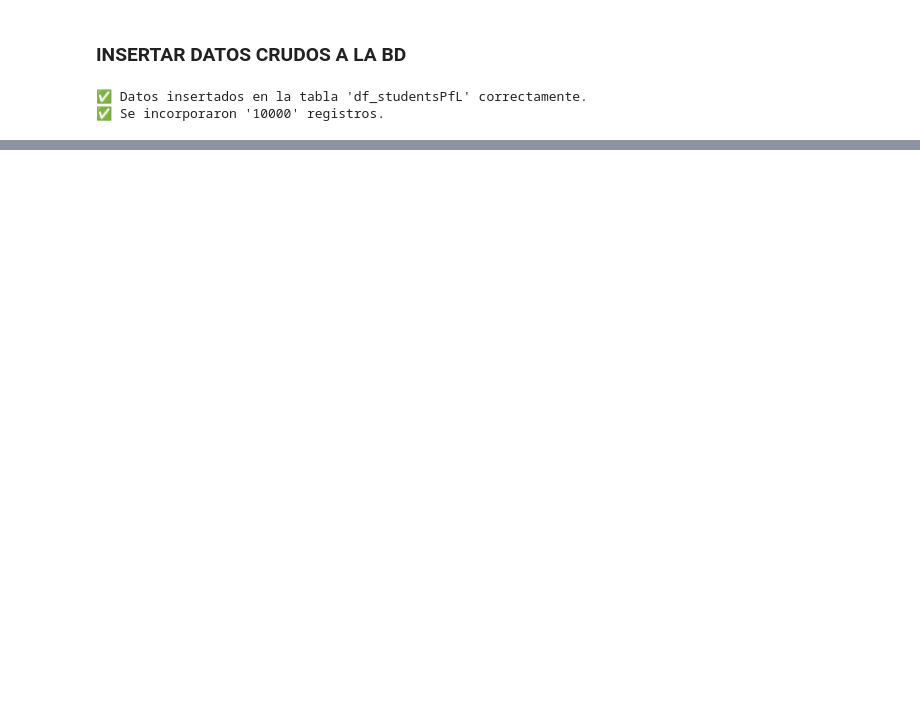
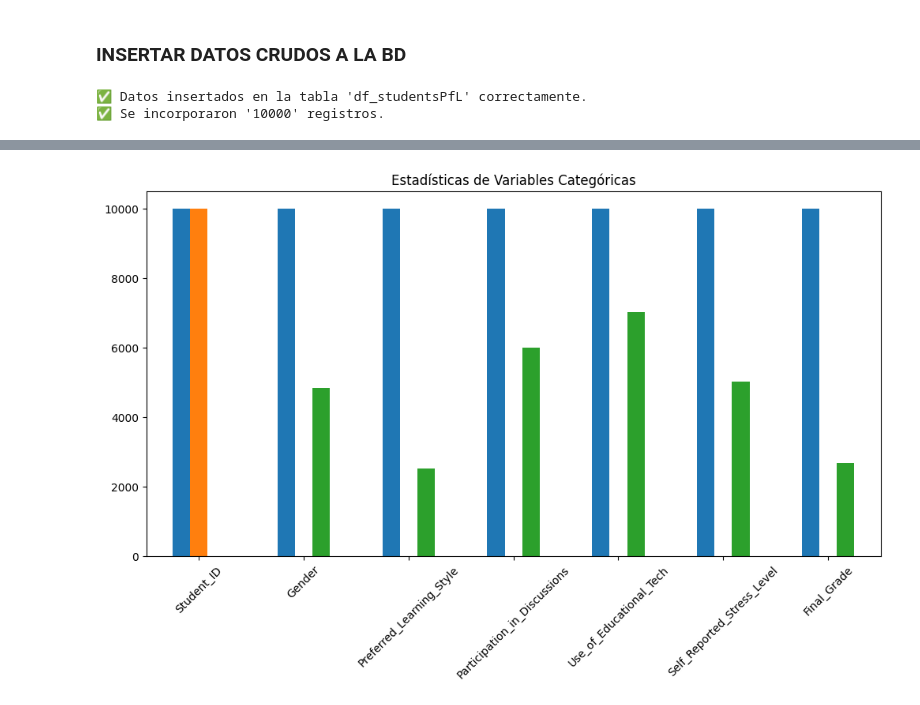
Before and after one commit to CfarinaValencia/StudensPerfomanceFactors_ETL, a Jupyter notebook: Fase1.ipynb, the cells around one changed output, grey strips where cells are left out. Cells and saved outputs as stored; diff of their text form; code cells hidden in the pictures; blank space fills up the shorter version.

```diff
--- a/Fase1.ipynb
+++ b/Fase1.ipynb
@@ -97,0 +200,12 @@ print(f"✅ Se incorporaron '{df_studentsPf.shape[0]}' registros.")
+# %%
+import matplotlib.pyplot as plt
+
+# Generar estadísticas generales para variables categóricas y graficarlas
+if not df_transformedST.empty:
+    df_transformedST.describe(include="object").T.plot(kind="bar", figsize=(12, 6), legend=False, title="Estadísticas de Variables Categóricas")
+    plt.xticks(rotation=45)
+    plt.show()
+else:
+    print("El DataFrame está vacío. No se pueden generar estadísticas para variables categóricas.")
+# %% [output]
+[figure, added]
```
Also changed, not shown: parts of 31 cells of this notebook, 1 other file.
